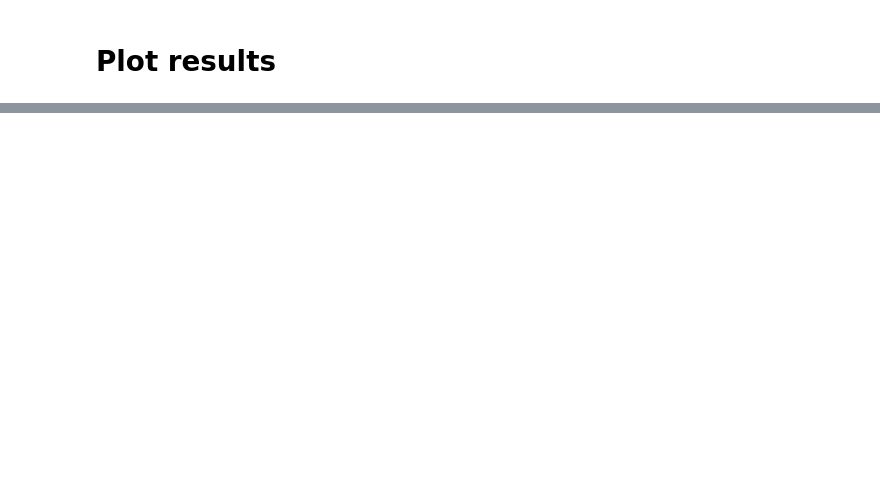
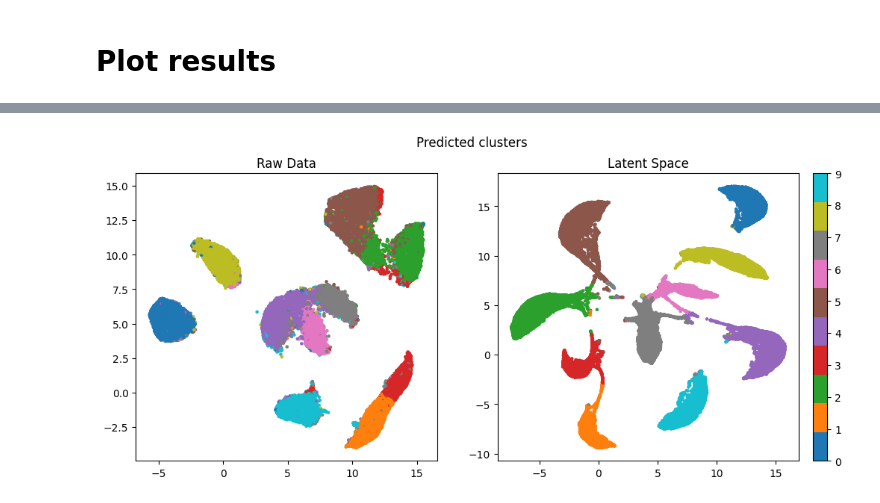
Before and after one commit to woullufy/deep-embedded-clustering, a Jupyter notebook: notebooks/dec.ipynb, the cells around one changed output, grey strips where cells are left out. Cells and saved outputs as stored; diff of their text form; code cells hidden in the pictures; blank space fills up the shorter version.

```diff
--- a/notebooks/dec.ipynb
+++ b/notebooks/dec.ipynb
@@ -279,0 +207,4 @@ plt.show()
+# %%
+plot_dec_umap(data, full_z_np, pred_labels, title='Predicted clusters')
+# %% [output]
+[figure, added]
```
Also changed, not shown: parts of 16 cells of this notebook, 1 other file.
